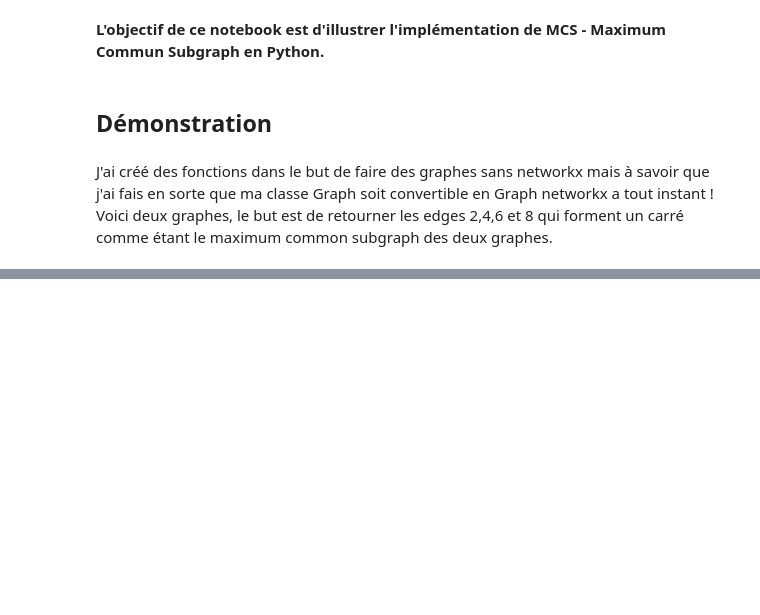
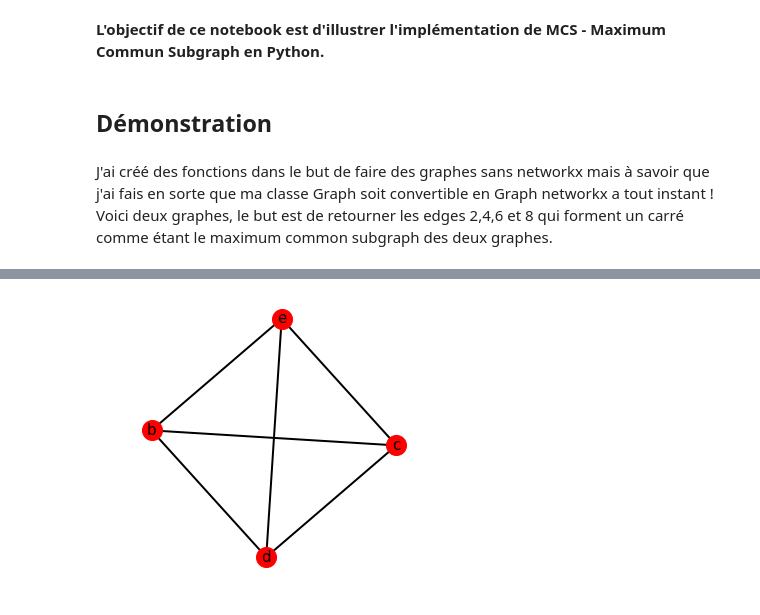
Before and after one commit to AleksMa/Python_Maximum_Common_Induced_Subgraph, a Jupyter notebook: demo.ipynb, the cells around one changed output, grey strips where cells are left out. Drawn from its saved outputs; the diff is of its cells as text; code cells hidden in the pictures; blank space fills up the shorter version.

```diff
--- a/demo.ipynb
+++ b/demo.ipynb
@@ -58,0 +47,2 @@ plt.figure()
+# %%
+nodesInMaxClique = longest_list_in_a_list(list(nx.find_cliques(G)))
@@ -58,0 +51,7 @@ plt.figure()
+# %%
+cliquemax = extract_induced_subgraph(G,nodesInMaxClique)
+cliquemax2 = extract_induced_subgraph(G2,nodesInMaxClique2)
+# %%
+display_nxgraph(cliquemax)
+# %% [output]
+[figure, added]
```
Also changed, not shown: parts of 33 cells of this notebook, 1 other file.
